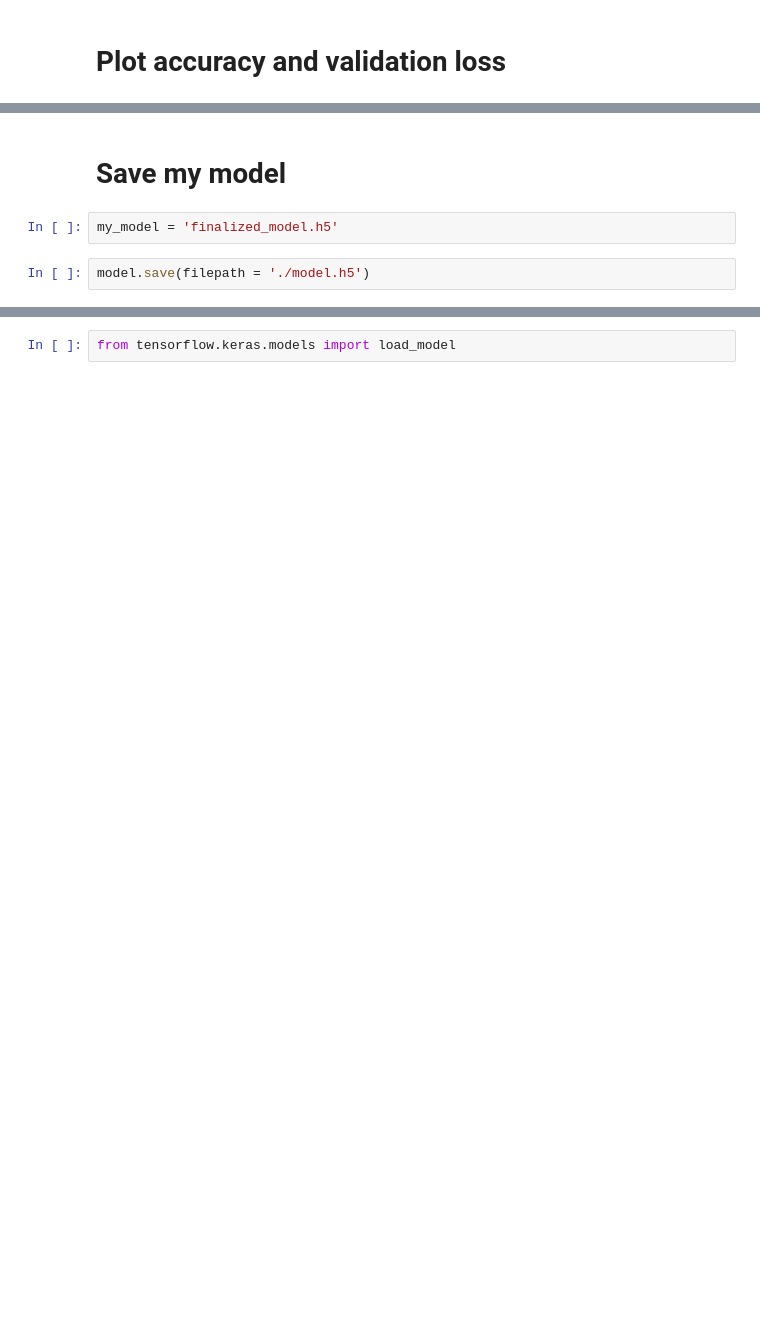
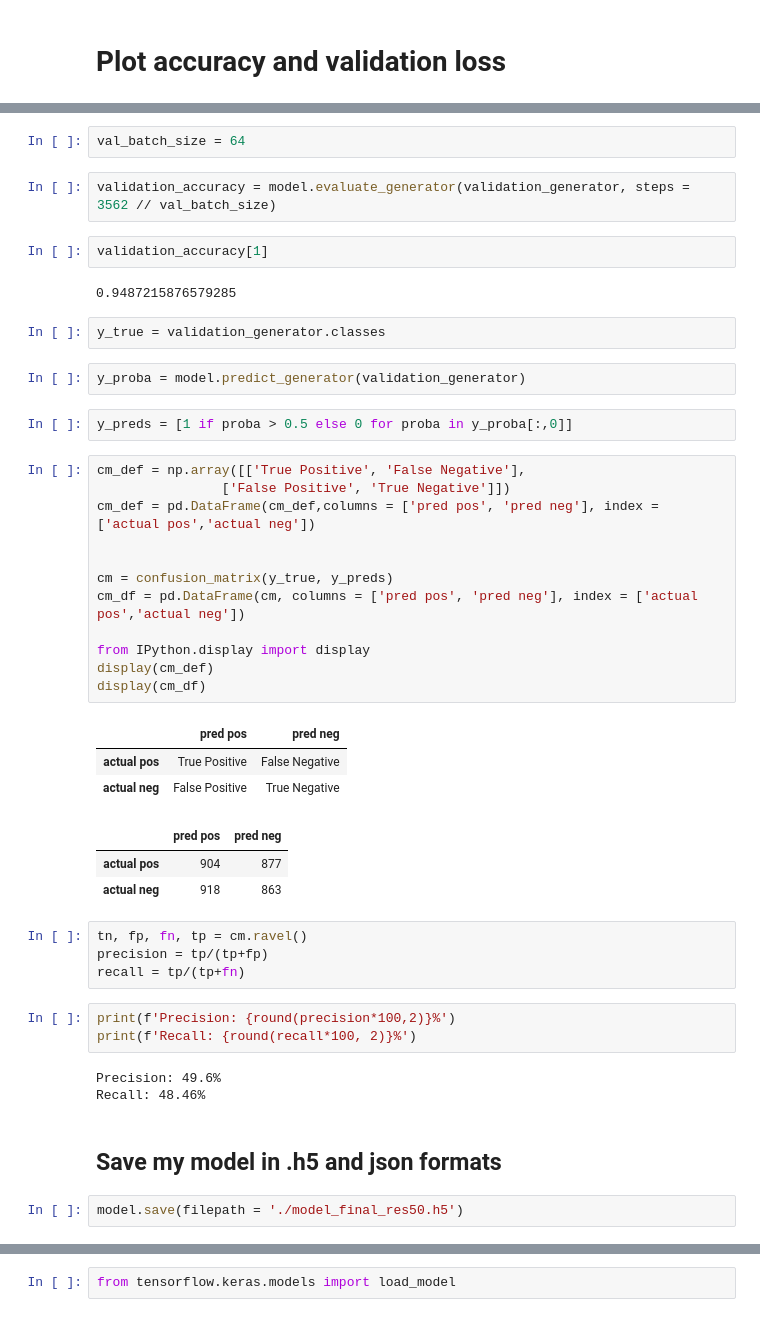
Before and after one commit to jleibow27/Melanoma, a Jupyter notebook: code/Resnet50_final - JL.ipynb, the cells around one changed output, grey strips where cells are left out. Cells and saved outputs as stored; diff of their text form; blank space fills up the shorter version.

```diff
--- a/code/Resnet50 - JL.ipynb
+++ b/code/Resnet50_final - JL.ipynb
@@ -227,6 +268,47 @@ plt.show()
+# %%
+val_batch_size = 64
+# %%
+validation_accuracy = model.evaluate_generator(validation_generator, steps = 3562 // val_batch_size)
+# %%
+validation_accuracy[1]
+# %% [output]
+0.9487215876579285
+# %%
+y_true = validation_generator.classes
+# %%
+y_proba = model.predict_generator(validation_generator)
+# %%
+y_preds = [1 if proba > 0.5 else 0 for proba in y_proba[:,0]]
+# %%
+cm_def = np.array([['True Positive', 'False Negative'],
+                ['False Positive', 'True Negative']])
+cm_def = pd.DataFrame(cm_def,columns = ['pred pos', 'pred neg'], index = ['actual pos','actual neg'])
+
+
+cm = confusion_matrix(y_true, y_preds)
+cm_df = pd.DataFrame(cm, columns = ['pred pos', 'pred neg'], index = ['actual pos','actual neg'])
+
+from IPython.display import display
+display(cm_def)
+display(cm_df)
+# %% [output]
+|  | pred pos | pred neg |
+| actual pos | True Positive | False Negative |
+| actual neg | False Positive | True Negative |
+|  | pred pos | pred neg |
+| actual pos | 904 | 877 |
+| actual neg | 918 | 863 |
+# %%
+tn, fp, fn, tp = cm.ravel()
+precision = tp/(tp+fp)
+recall = tp/(tp+fn)
+# %%
+print(f'Precision: {round(precision*100,2)}%')
+print(f'Recall: {round(recall*100, 2)}%')
+# %% [output]
+Precision: 49.6%
+Recall: 48.46%
 # %% [markdown]
-# Save my model
+## Save my model in .h5 and json formats
-# %%
-my_model = 'finalized_model.h5'
 # %%
-model.save(filepath = './model.h5')
+model.save(filepath = './model_final_res50.h5')
```
Also changed, not shown: parts of 26 cells of this notebook, 49 other files.
